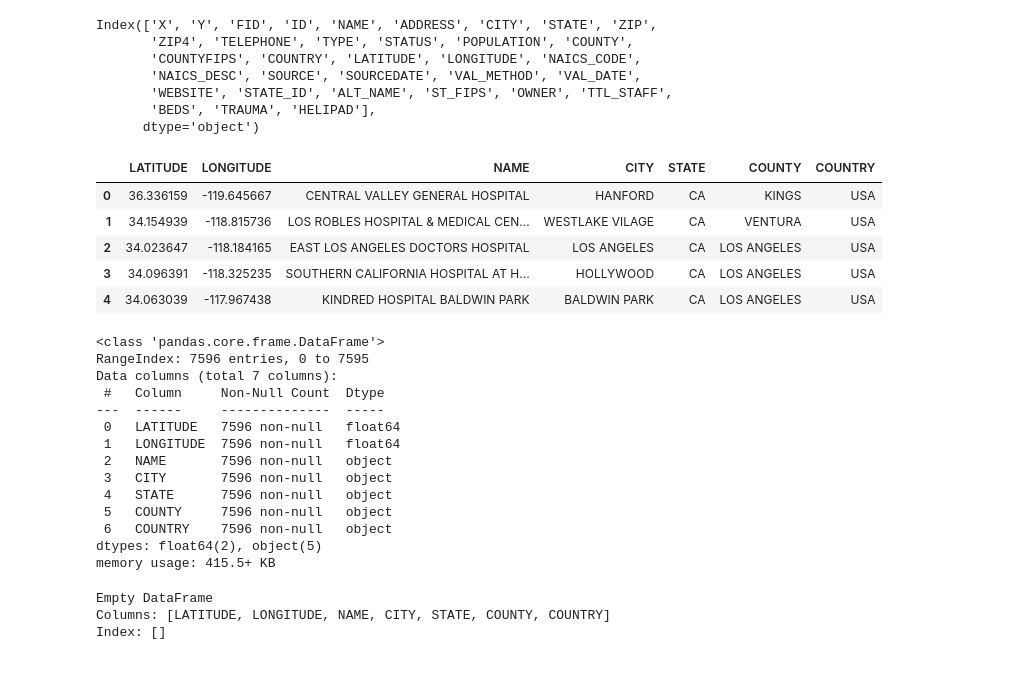
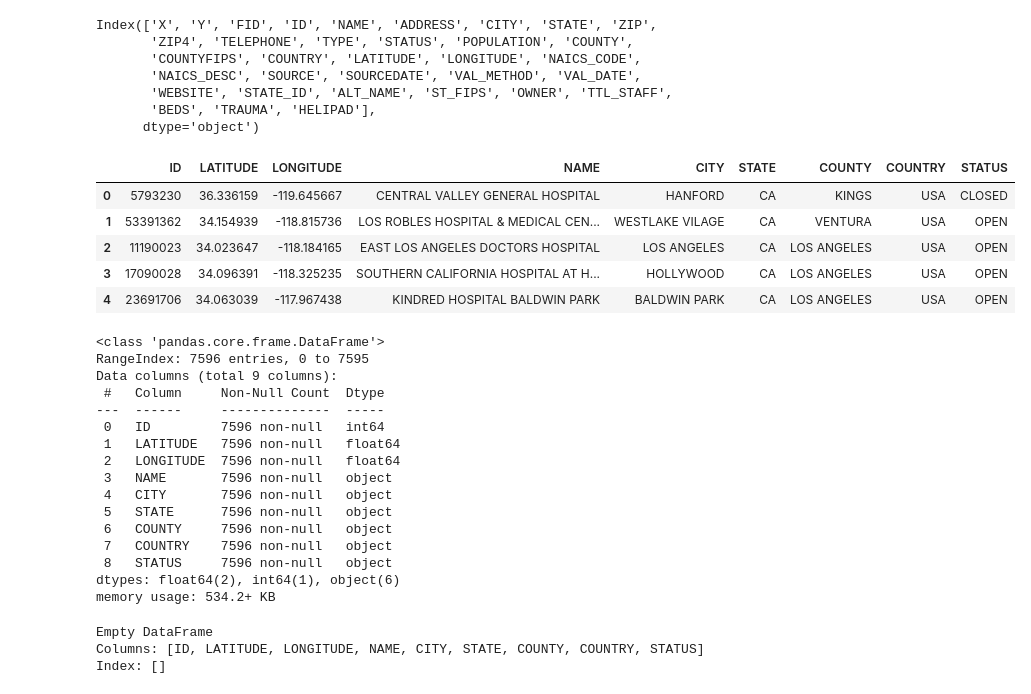
Before and after one commit to jvwastaken/Project-3, a Jupyter notebook: JV/Hospital.ipynb, the cells around one changed output. Cells and saved outputs as stored; diff of their text form; code cells hidden in the pictures.

```diff
--- a/JV/Hospital.ipynb
+++ b/JV/Hospital.ipynb
@@ -30,32 +30,34 @@ Index(['X', 'Y', 'FID', 'ID', 'NAME', 'ADDRESS', 'CITY', 'STATE', 'ZIP',
       dtype='object')
 # %%
 # Choosing columns of interest for our project
-cleaned_hospitals_df = hospitals_df[['LATITUDE','LONGITUDE','NAME','CITY','STATE','COUNTY','COUNTRY']]
+cleaned_hospitals_df = hospitals_df[['ID','LATITUDE','LONGITUDE','NAME','CITY','STATE','COUNTY','COUNTRY', 'STATUS']]
 cleaned_hospitals_df.head()
 # %% [output]
-|  | LATITUDE | LONGITUDE | NAME | CITY | STATE | COUNTY | COUNTRY |
-| 0 | 36.336159 | -119.645667 | CENTRAL VALLEY GENERAL HOSPITAL | HANFORD | CA | KINGS | USA |
-| 1 | 34.154939 | -118.815736 | LOS ROBLES HOSPITAL & MEDICAL CEN... | WESTLAKE VILAGE | CA | VENTURA | USA |
-| 2 | 34.023647 | -118.184165 | EAST LOS ANGELES DOCTORS HOSPITAL | LOS ANGELES | CA | LOS ANGELES | USA |
-| 3 | 34.096391 | -118.325235 | SOUTHERN CALIFORNIA HOSPITAL AT H... | HOLLYWOOD | CA | LOS ANGELES | USA |
-| 4 | 34.063039 | -117.967438 | KINDRED HOSPITAL BALDWIN PARK | BALDWIN PARK | CA | LOS ANGELES | USA |
+|  | ID | LATITUDE | LONGITUDE | NAME | CITY | STATE | COUNTY | COUNTRY | STATUS |
+| 0 | 5793230 | 36.336159 | -119.645667 | CENTRAL VALLEY GENERAL HOSPITAL | HANFORD | CA | KINGS | USA | CLOSED |
+| 1 | 53391362 | 34.154939 | -118.815736 | LOS ROBLES HOSPITAL & MEDICAL CEN... | WESTLAKE VILAGE | CA | VENTURA | USA | OPEN |
+| 2 | 11190023 | 34.023647 | -118.184165 | EAST LOS ANGELES DOCTORS HOSPITAL | LOS ANGELES | CA | LOS ANGELES | USA | OPEN |
+| 3 | 17090028 | 34.096391 | -118.325235 | SOUTHERN CALIFORNIA HOSPITAL AT H... | HOLLYWOOD | CA | LOS ANGELES | USA | OPEN |
+| 4 | 23691706 | 34.063039 | -117.967438 | KINDRED HOSPITAL BALDWIN PARK | BALDWIN PARK | CA | LOS ANGELES | USA | OPEN |
 # %%
 cleaned_hospitals_df.info()
 # %% [output]
 <class 'pandas.core.frame.DataFrame'>
 RangeIndex: 7596 entries, 0 to 7595
-Data columns (total 7 columns):
+Data columns (total 9 columns):
  #   Column     Non-Null Count  Dtype
 ---  ------     --------------  -----
- 0   LATITUDE   7596 non-null   float64
- 1   LONGITUDE  7596 non-null   float64
- 2   NAME       7596 non-null   object
- 3   CITY       7596 non-null   object
- 4   STATE      7596 non-null   object
- 5   COUNTY     7596 non-null   object
- 6   COUNTRY    7596 non-null   object
-dtypes: float64(2), object(5)
-memory usage: 415.5+ KB
+ 0   ID         7596 non-null   int64
+ 1   LATITUDE   7596 non-null   float64
+ 2   LONGITUDE  7596 non-null   float64
+ 3   NAME       7596 non-null   object
+ 4   CITY       7596 non-null   object
+ 5   STATE      7596 non-null   object
+ 6   COUNTY     7596 non-null   object
+ 7   COUNTRY    7596 non-null   object
+ 8   STATUS     7596 non-null   object
+dtypes: float64(2), int64(1), object(6)
+memory usage: 534.2+ KB
 # %%
 # Check for NULL values in the 'COUNTY' column
 null_county_values = cleaned_hospitals_df.loc[cleaned_hospitals_df['COUNTY'].isnull()]
@@ -64,5 +66,5 @@ null_county_values = cleaned_hospitals_df.loc[cleaned_hospitals_df['COUNTY'].isn
 print(null_county_values)
 # %% [output]
 Empty DataFrame
-Columns: [LATITUDE, LONGITUDE, NAME, CITY, STATE, COUNTY, COUNTRY]
+Columns: [ID, LATITUDE, LONGITUDE, NAME, CITY, STATE, COUNTY, COUNTRY, STATUS]
 Index: []
```
Also changed, not shown: parts of 4 cells of this notebook, 1 other file.
